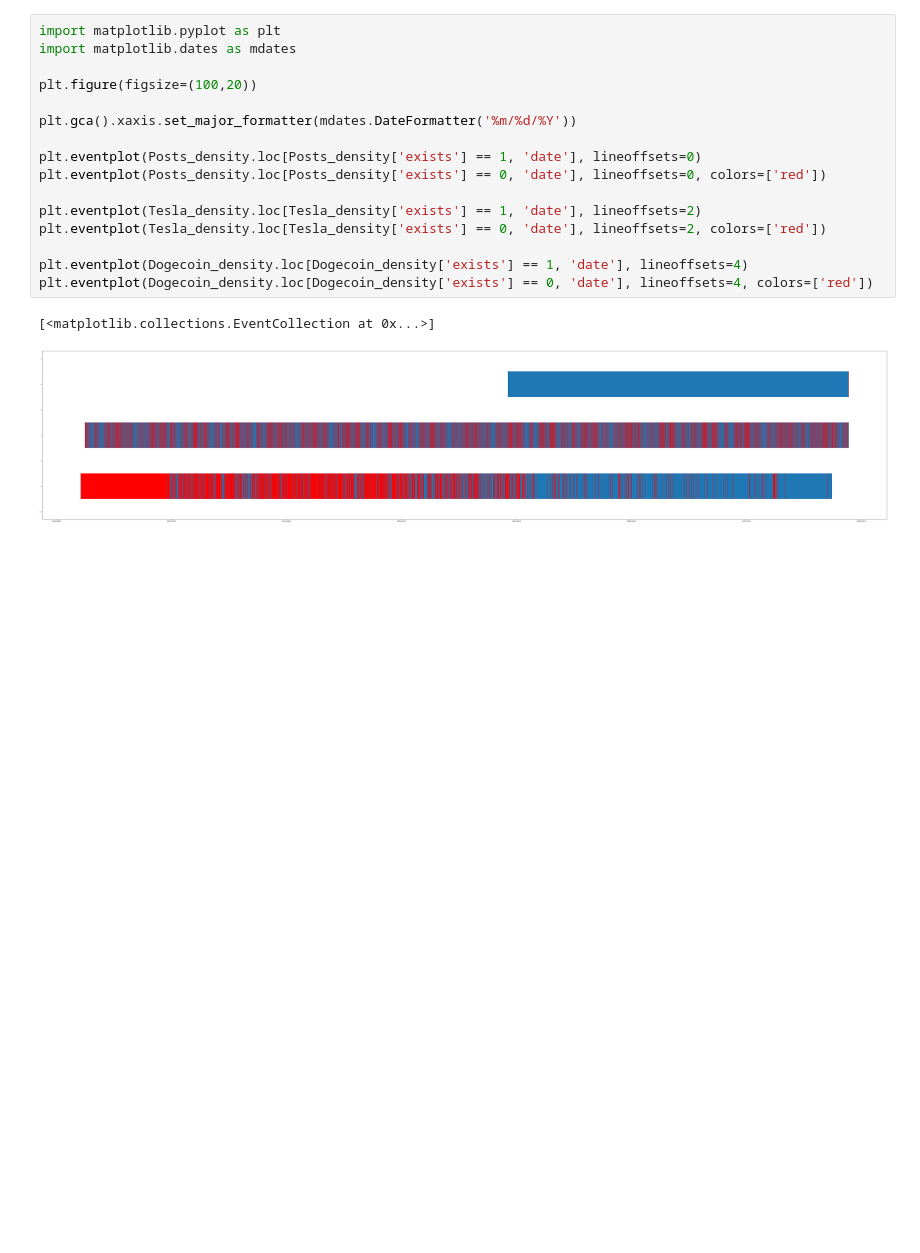
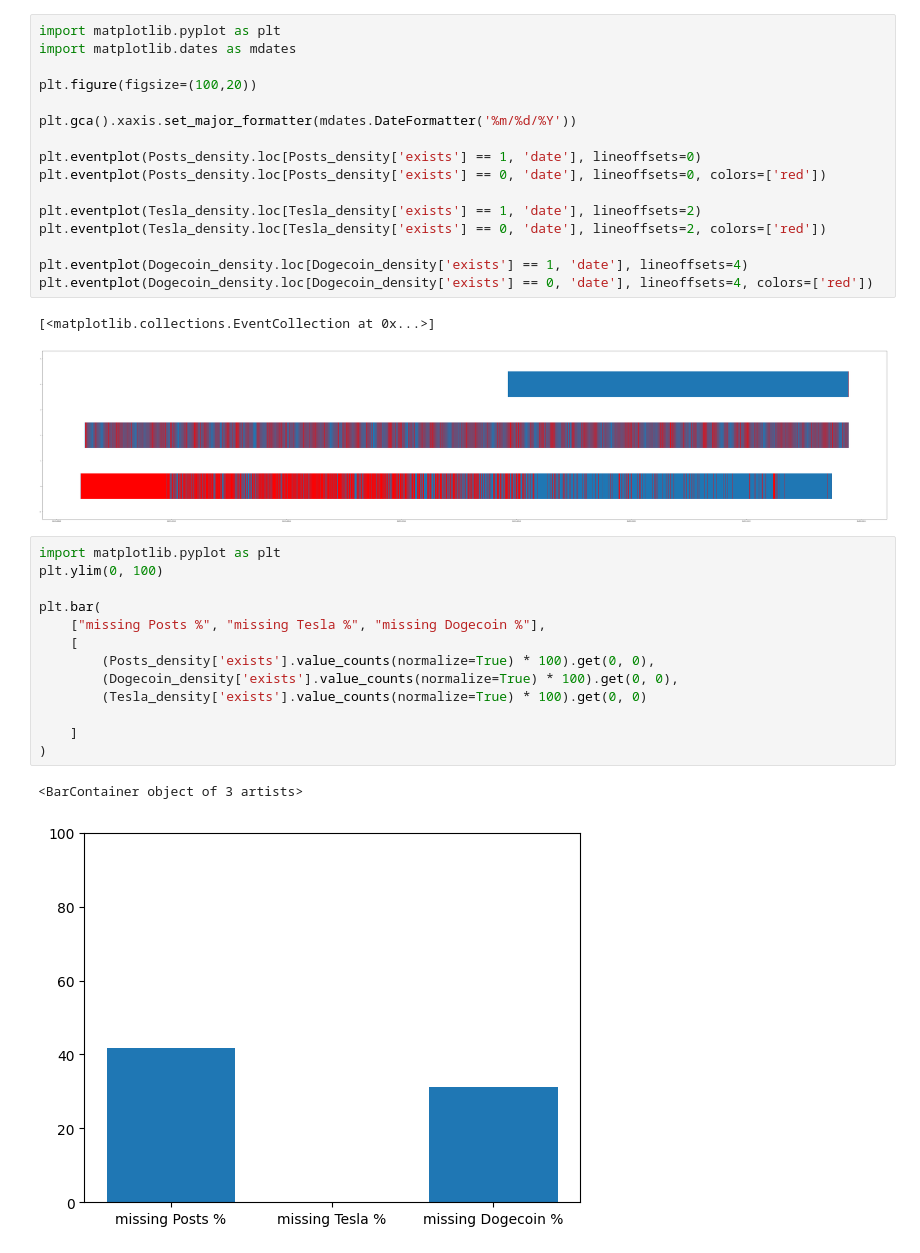
Before and after one commit to alphaname007/BigDataBandits, a Jupyter notebook: data_understanding.ipynb, the cells around one changed output. Drawn from its saved outputs; the diff is of its cells as text; blank space fills up the shorter version.

```diff
--- a/data_understanding.ipynb
+++ b/data_understanding.ipynb
@@ -40,3 +40,19 @@ plt.eventplot(Dogecoin_density.loc[Dogecoin_density['exists'] == 0, 'date'], lin
 # %% [output]
 [<matplotlib.collections.EventCollection at 0x...>]
 [figure]
+# %%
+import matplotlib.pyplot as plt
+plt.ylim(0, 100)
+
+plt.bar(
+    ["missing Posts %", "missing Tesla %", "missing Dogecoin %"],
+    [
+        (Posts_density['exists'].value_counts(normalize=True) * 100).get(0, 0),
+        (Dogecoin_density['exists'].value_counts(normalize=True) * 100).get(0, 0),
+        (Tesla_density['exists'].value_counts(normalize=True) * 100).get(0, 0)
+
+    ]
+)
+# %% [output]
+<BarContainer object of 3 artists>
+[figure, added]
```
